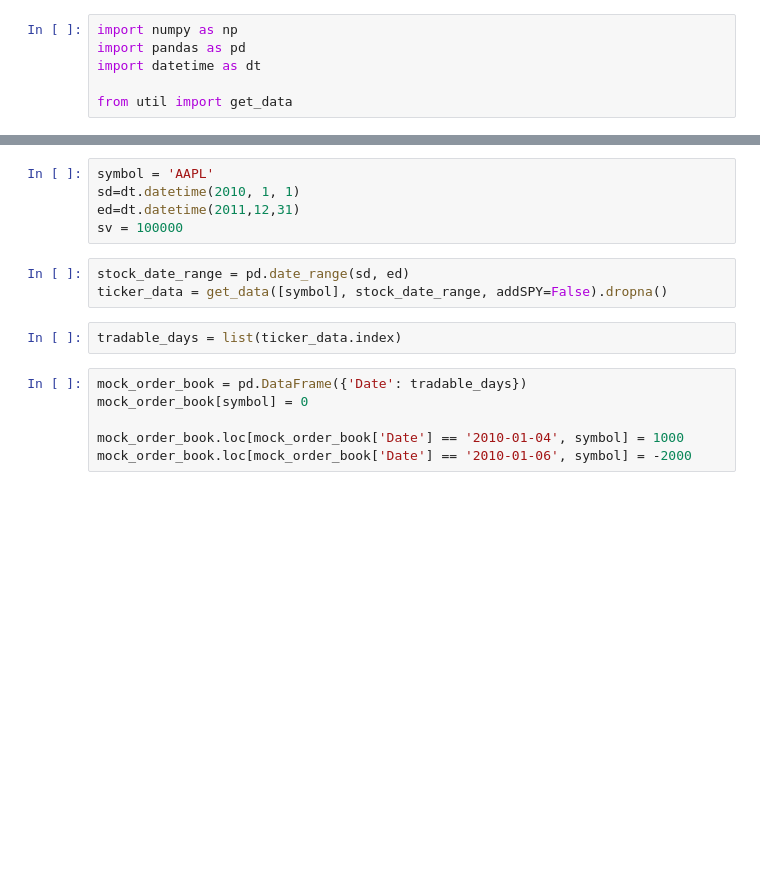
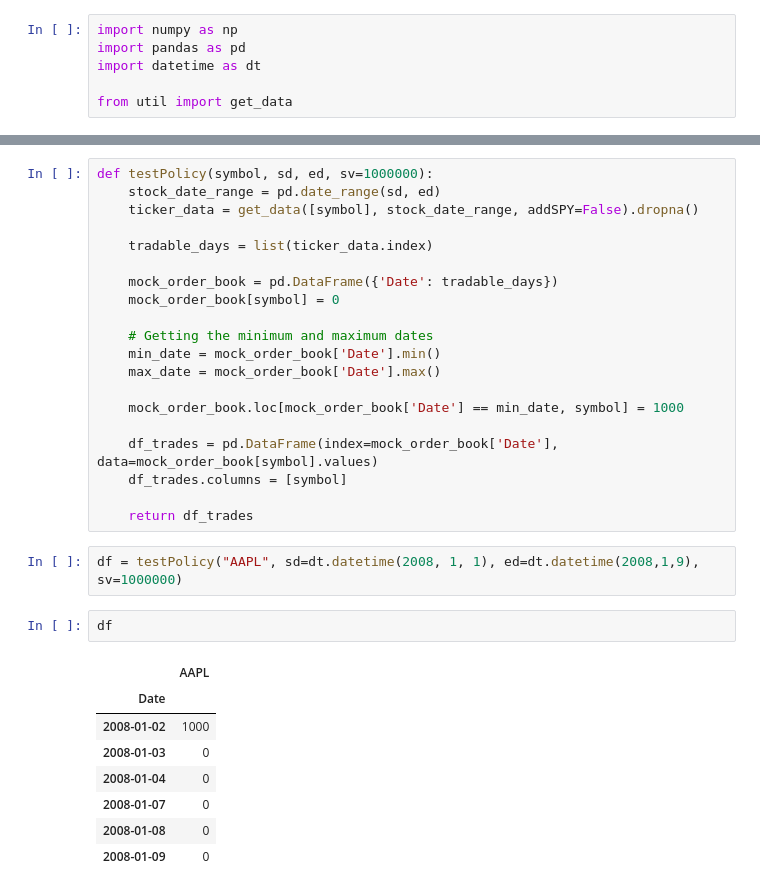
Before and after one commit to Mechasparrow/ml4t_indicator_evaluation, a Jupyter notebook: testing.ipynb, the cells around one changed output, grey strips where cells are left out. Saved outputs shown, nothing was run; the diff lists cells and outputs as text; blank space fills up the shorter version.

```diff
--- a/testing.ipynb
+++ b/testing.ipynb
@@ -10,16 +16,33 @@ from util import get_data
+# %%
+def testPolicy(symbol, sd, ed, sv=1000000):
+    stock_date_range = pd.date_range(sd, ed)
+    ticker_data = get_data([symbol], stock_date_range, addSPY=False).dropna()
+
+    tradable_days = list(ticker_data.index)
+
+    mock_order_book = pd.DataFrame({'Date': tradable_days})
+    mock_order_book[symbol] = 0
+
+    # Getting the minimum and maximum dates
+    min_date = mock_order_book['Date'].min()
+    max_date = mock_order_book['Date'].max()
+
+    mock_order_book.loc[mock_order_book['Date'] == min_date, symbol] = 1000
+
+    df_trades = pd.DataFrame(index=mock_order_book['Date'], data=mock_order_book[symbol].values)
+    df_trades.columns = [symbol]
+
+    return df_trades
 # %%
-symbol = 'AAPL'
-sd=dt.datetime(2010, 1, 1)
-ed=dt.datetime(2011,12,31)
-sv = 100000
+df = testPolicy("AAPL", sd=dt.datetime(2008, 1, 1), ed=dt.datetime(2008,1,9), sv=1000000)
-# %%
-stock_date_range = pd.date_range(sd, ed)
-ticker_data = get_data([symbol], stock_date_range, addSPY=False).dropna()
-# %%
-tradable_days = list(ticker_data.index)
-# %%
-mock_order_book = pd.DataFrame({'Date': tradable_days})
-mock_order_book[symbol] = 0
-
-mock_order_book.loc[mock_order_book['Date'] == '2010-01-04', symbol] = 1000
-mock_order_book.loc[mock_order_book['Date'] == '2010-01-06', symbol] = -2000
+# %%
+df
+# %% [output]
+|  | AAPL |
+| Date |  |
+| 2008-01-02 | 1000 |
+| 2008-01-03 | 0 |
+| 2008-01-04 | 0 |
+| 2008-01-07 | 0 |
+| 2008-01-08 | 0 |
+| 2008-01-09 | 0 |
```
Also changed, not shown: parts of 13 cells of this notebook, 14 other files.
